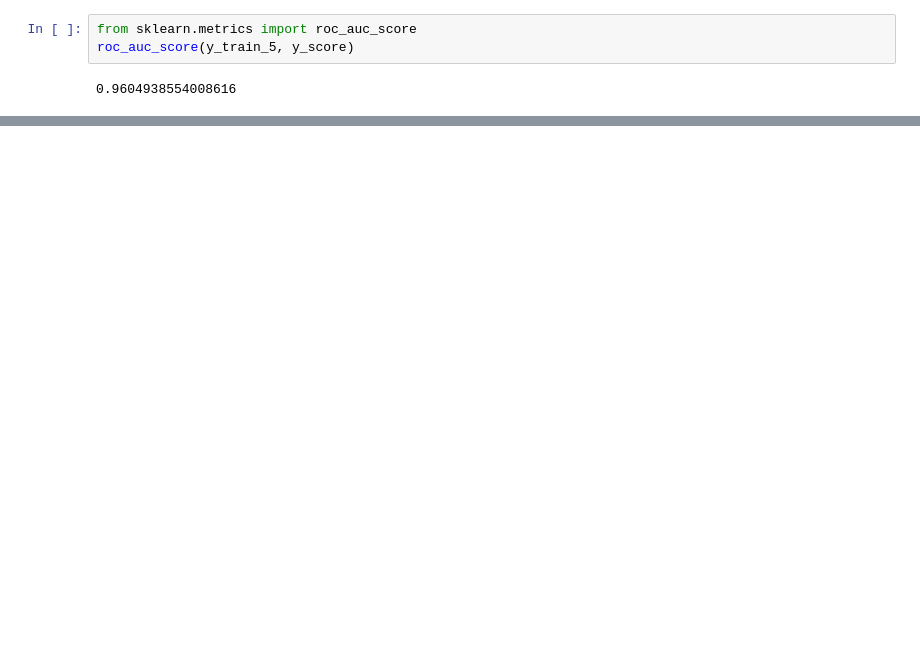
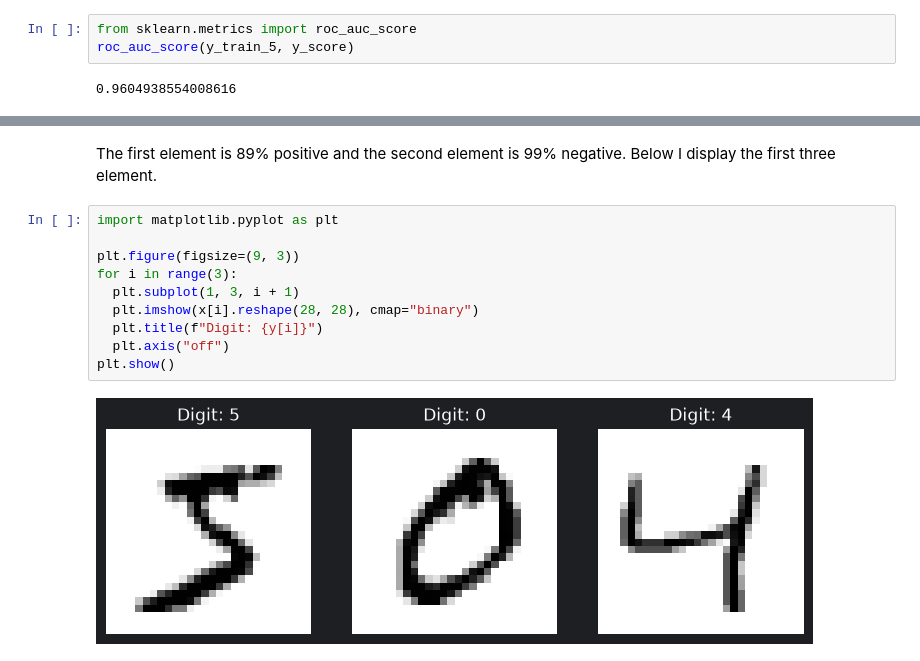
Before and after one commit to Yeabsra-Seyoum/Machine-Learning, a Jupyter notebook: 02-Mnist-classification/mnist_classification.ipynb, the cells around one changed output, grey strips where cells are left out. Saved outputs shown, nothing was run; the diff lists cells and outputs as text; blank space fills up the shorter version.

```diff
--- a/02-Mnist-classification/mnist_classification.ipynb
+++ b/02-Mnist-classification/mnist_classification.ipynb
@@ -344,0 +362,14 @@ roc_auc_score(y_train_5, y_score)
+# %% [markdown]
+The first element is 89% positive and the second element is 99% negative. Below I display the first three element.
+# %%
+import matplotlib.pyplot as plt
+
+plt.figure(figsize=(9, 3))
+for i in range(3):
+  plt.subplot(1, 3, i + 1)
+  plt.imshow(x[i].reshape(28, 28), cmap="binary")
+  plt.title(f"Digit: {y[i]}")
+  plt.axis("off")
+plt.show()
+# %% [output]
+[figure, added]
```
Also changed, not shown: parts of 10 cells of this notebook.
